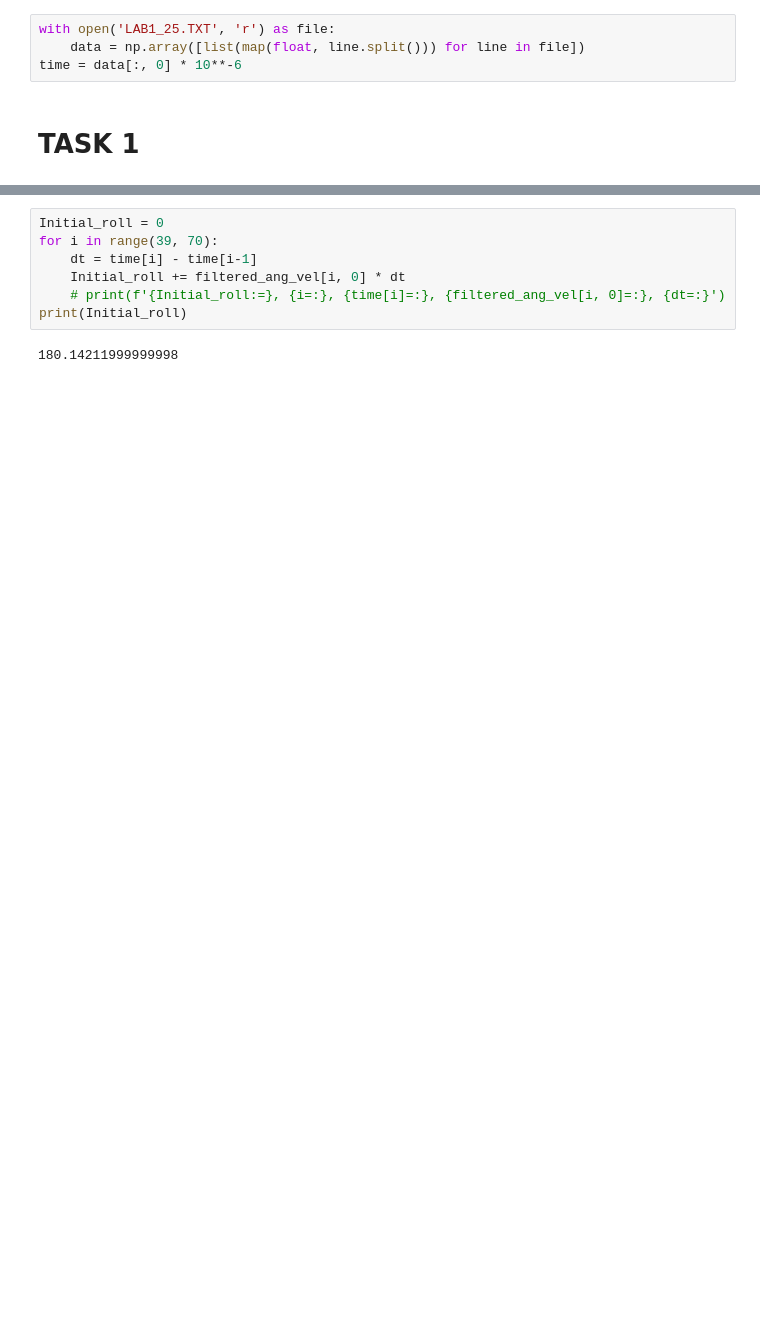
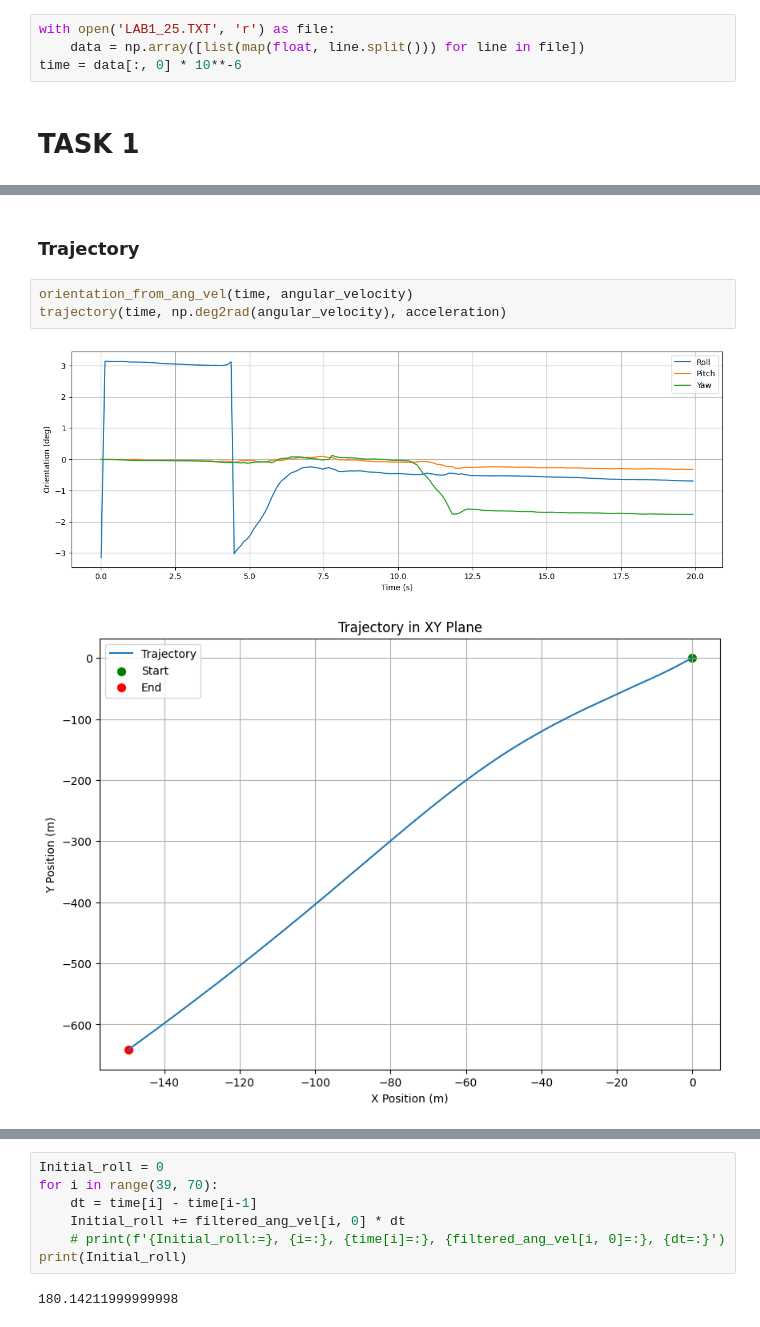
Before and after one commit to RodsCoimbra/IST-ROBO, a Jupyter notebook: task1.ipynb, the cells around one changed output, grey strips where cells are left out. Cells and saved outputs as stored; diff of their text form; blank space fills up the shorter version.

```diff
--- a/task1.ipynb
+++ b/task1.ipynb
@@ -40,0 +129,8 @@ plt.show()
+# %% [markdown]
+### Trajectory
+# %%
+orientation_from_ang_vel(time, angular_velocity)
+trajectory(time, np.deg2rad(angular_velocity), acceleration)
+# %% [output]
+[figure, added]
+[figure, added]
```
Also changed, not shown: parts of 24 cells of this notebook, 2 other files.
